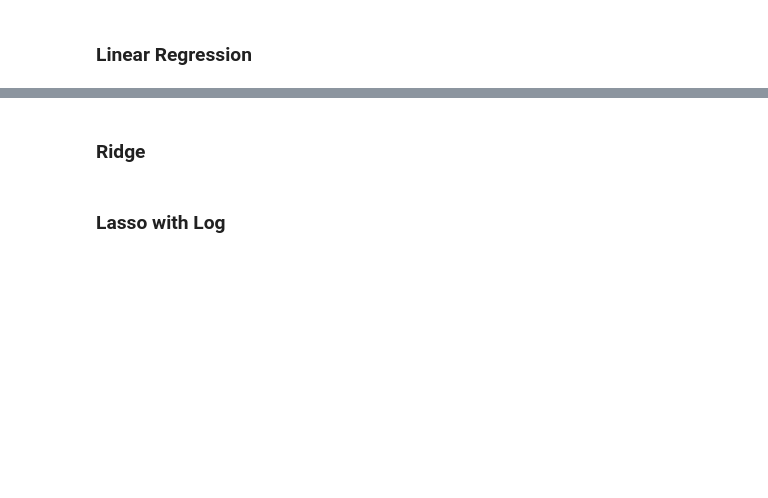
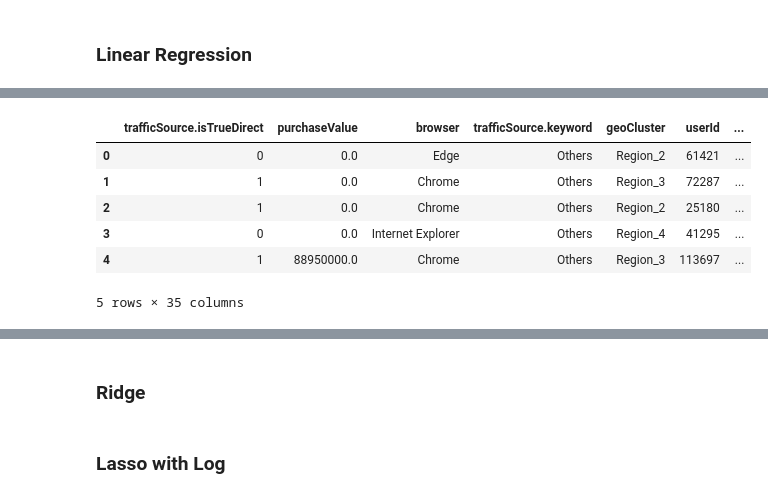
Before and after one commit to manjuiitm/codes, a Jupyter notebook: 24ds2000126-notebook-t22025.ipynb, the cells around one changed output, grey strips where cells are left out. Drawn from its saved outputs; the diff is of its cells as text; code cells hidden in the pictures; blank space fills up the shorter version.

```diff
--- a/24ds2000126-notebook-t22025.ipynb
+++ b/24ds2000126-notebook-t22025.ipynb
@@ -139,3 +208,12 @@ test_df.drop(columns=single_value_cols, inplace=True)
+# %%
+features_to_transform = [ 'sessionNumber', 'pageViews', 'totalHits','avg_interaction']
+
+for feature in features_to_transform:
+  # Apply log transformation (add 1 to handle zero values)
+  if feature in train_df.columns:
+    train_df[f'{feature}_log'] = np.log1p(train_df[feature])
+  if feature in test_df.columns:
+    test_df[f'{feature}_log'] = np.log1p(test_df[feature])
 # %%
 #train_df.info()
 # %%
@@ -960,12 +974,12 @@ memory usage: 6.4+ MB
 # %%
-# Convert to datetime if not already
-train_df['sessionStart'] = pd.to_datetime(train_df['sessionStart'])
+# # Convert to datetime if not already
+# train_df['sessionStart'] = pd.to_datetime(train_df['sessionStart'], unit='us')
 
-# Extract useful features
-train_df['session_day_of_week'] = train_df['sessionStart'].dt.dayofweek  # Monday=0, Sunday=6
-train_df['session_hour'] = train_df['sessionStart'].dt.hour            # Hour of the day 0-23
-train_df['session_day'] = train_df['sessionStart'].dt.day              # Day of the month
-train_df['session_month'] = train_df['sessionStart'].dt.month          # Month 1-12
-train_df['session_weekofyear'] = train_df['sessionStart'].dt.isocalendar().week  # Week number
-train_df['session_is_weekend'] = (train_df['session_day_of_week'] >= 5).astype(int)  # 1 if Sat/Sun else 0
+# # Extract useful features
+# train_df['session_day_of_week'] = train_df['sessionStart'].dt.dayofweek  # Monday=0, Sunday=6
+# train_df['session_hour'] = train_df['sessionStart'].dt.hour            # Hour of the day 0-23
+# train_df['session_day'] = train_df['sessionStart'].dt.day              # Day of the month
+# train_df['session_month'] = train_df['sessionStart'].dt.month          # Month 1-12
+# train_df['session_weekofyear'] = train_df['sessionStart'].dt.isocalendar().week  # Week number
+# train_df['session_is_weekend'] = (train_df['session_day_of_week'] >= 5).astype(int)  # 1 if Sat/Sun else 0
 # %%
@@ -984,5 +998,5 @@ test_df['session_is_weekend'] = (test_df['session_day_of_week'] >= 5).astype(int
 # %%
-# Drop columns from train and test DataFrames
-train_df = train_df.drop(columns=['sessionStart', 'date'], errors='ignore')
-test_df = test_df.drop(columns=['sessionStart', 'date'], errors='ignore')
+# # Drop columns from train and test DataFrames
+# train_df = train_df.drop(columns=['sessionStart', 'date'], errors='ignore')
+# test_df = test_df.drop(columns=['sessionStart', 'date'], errors='ignore')
 # %%
@@ -1088,2 +1064,2 @@ Name: purchaseValue, dtype: float64
 # %%
-train_df['purchaseValue_imputed'] = train_df['purchaseValue'].fillna(0)
+#train_df['purchaseValue_imputed'] = train_df['purchaseValue'].fillna(0)
@@ -1680,0 +1441,10 @@ train_df['purchaseValue_imputed'] = train_df['purchaseValue'].fillna(0)
+# %%
+train_df.head()
+# %% [output]
+|  | trafficSource.isTrueDirect | purchaseValue | browser | trafficSource.keyword | geoCluster | userId | ... |
+| 0 | 0 | 0.0 | Edge | Others | Region_2 | 61421 | ... |
+| 1 | 1 | 0.0 | Chrome | Others | Region_3 | 72287 | ... |
+| 2 | 1 | 0.0 | Chrome | Others | Region_2 | 25180 | ... |
+| 3 | 0 | 0.0 | Internet Explorer | Others | Region_4 | 41295 | ... |
+| 4 | 1 | 88950000.0 | Chrome | Others | Region_3 | 113697 | ... |
+5 rows × 35 columns
```
Also changed, not shown: parts of 106 cells of this notebook.
